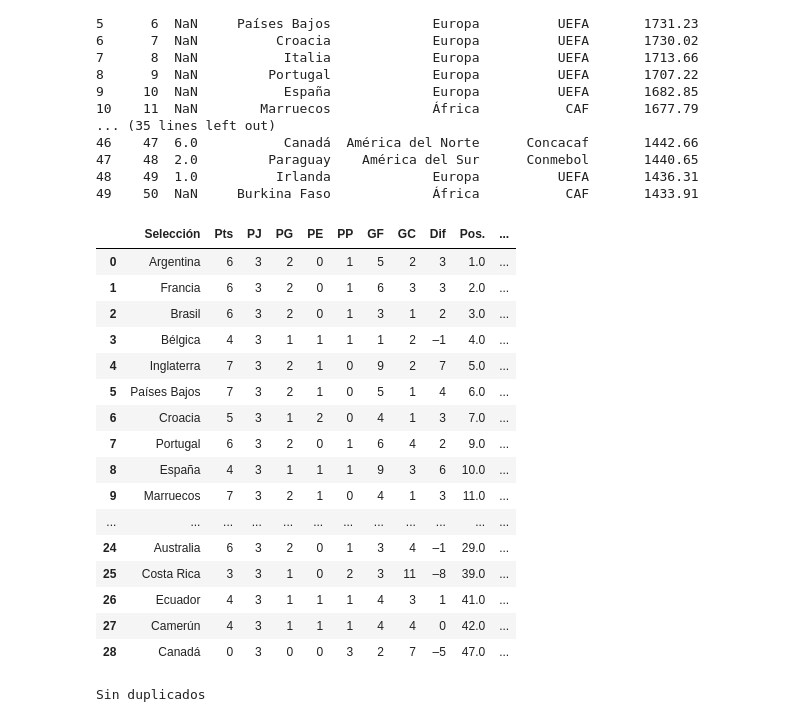
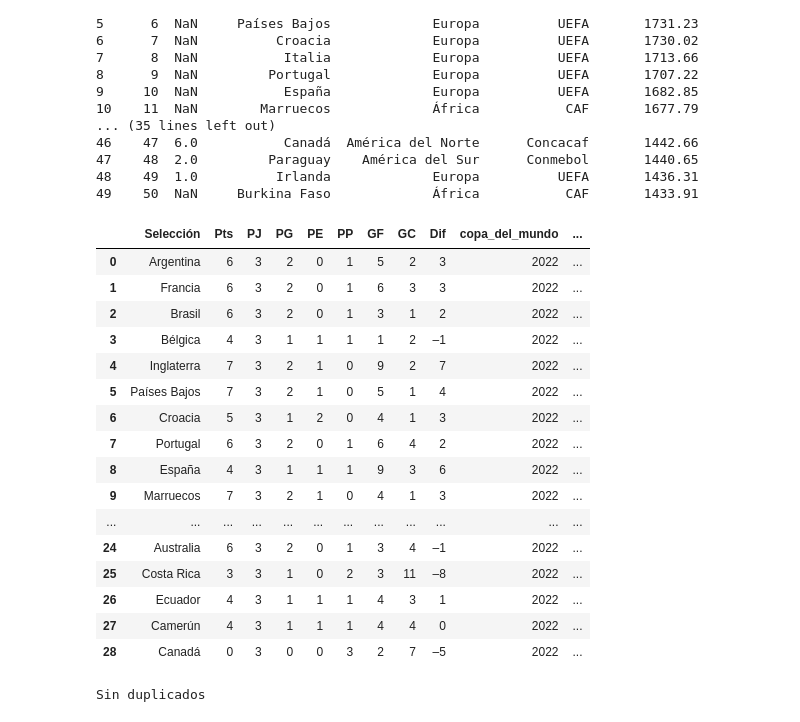
Before and after one commit to Fede129315/DATA-ENGINEERING, a Jupyter notebook: SEMANA 7/ENTREGABLE SEMANA 7/FaseDeGruposMundial.ipynb, the cells around one changed output. Drawn from its saved outputs; the diff is of its cells as text; code cells hidden in the pictures.

```diff
--- a/SEMANA 7/ENTREGABLE SEMANA 7/FaseDeGruposMundial.ipynb
+++ b/SEMANA 7/ENTREGABLE SEMANA 7/FaseDeGruposMundial.ipynb
@@ -92,5 +97,20 @@ cursor.execute(f'CREATE TABLE if not exists {my_schema}.faseDeGruposMundial(Sele
 # %% [output]
 <redshift_connector.cursor.Cursor at 0x...>
 # %%
+import requests
+from bs4 import BeautifulSoup
+
+url='https://es.wikipedia.org/wiki/Copa_Mundial_de_F%C3%BAtbol_de_2022'
+#en la tabla ya quedo cargado el 2018
+#url='https://es.wikipedia.org/wiki/Copa_Mundial_de_F%C3%BAtbol_de_2018'
+
 # Lee los datos de la página para obtener los resultados de la fase de grupos, filtranndo por aquellos df con columna dif
-dfs = pd.read_html('https://es.wikipedia.org/wiki/Copa_Mundial_de_F%C3%BAtbol_de_2022',match='Dif')
+dfs = pd.read_html(url,match='Dif')
+
+reqs = requests.get(url)
+soup = BeautifulSoup(reqs.text, 'html.parser')
+for title in soup.find_all('title'):
+   titulo=title.get_text()
+titulo=titulo.replace(' - Wikipedia, la enciclopedia libre', '')
+titulo=int(titulo.replace('Copa Mundial de Fútbol de ', ''))
+print(titulo)
@@ -118,6 +140,9 @@ for df in dfs:
 
     except ValueError:
         pass
+
+dffg = dffg.assign(copa_del_mundo=titulo)
+
 dffg.rename(columns = {dffg.columns[0]:'Selección',
                                     dffg.columns[1]:'Pts',
                                     dffg.columns[2]:'PJ',
@@ -126,6 +151,7 @@ dffg.rename(columns = {dffg.columns[0]:'Selección',
                                     dffg.columns[5]:'PP',
                                     dffg.columns[6]:'GF',
                                     dffg.columns[7]:'GC',
-                                    dffg.columns[8]:'Dif'},inplace = True)
+                                    dffg.columns[8]:'Dif',
+                                    dffg.columns[9]:'copa_del_mundo'},inplace = True)
 dffg
 # %% [output]
@@ -149,7 +175,7 @@ dffg
 # %%
 # Me traigo el top 50 del ranking Fifa
-url='https://es.wikipedia.org/wiki/Anexo:Estad%C3%ADsticas_de_la_clasificaci%C3%B3n_mundial_de_la_FIFA'
-fifadfs=pd.read_html(url,na_values='$Null$')
+url2='https://es.wikipedia.org/wiki/Anexo:Estad%C3%ADsticas_de_la_clasificaci%C3%B3n_mundial_de_la_FIFA'
+fifadfs=pd.read_html(url2,na_values='$Null$')
 
 for fifadf in fifadfs:
     try:
@@ -179,27 +205,27 @@ for fifadf in fifadfs:
 # %%
 # la idea es ver como les fue a los top 50 (actuales en el último mundial)
 # merge entre las dos tablas, y se eliminan los que son nulos, es decir quienes no estaban en el top 50 y lo ordeno por posición
 dffg_fifa_t = pd.merge(dffg, fifadf, on='Selección',how='left')
-dffg_fifa = dffg_fifa_t[['Selección', 'Pts', 'PJ', 'PG', 'PE', 'PP', 'GF', 'GC', 'Dif','Pos.', 'Continente', 'Confederación','Total puntos']].dropna().sort_values(by=['Pos.'],ignore_index= True)
+dffg_fifa = dffg_fifa_t[['Selección', 'Pts', 'PJ', 'PG', 'PE', 'PP', 'GF', 'GC', 'Dif','copa_del_mundo','Pos.', 'Continente', 'Confederación','Total puntos']].dropna().sort_values(by=['Pos.'],ignore_index= True)
 dffg_fifa
 # %% [output]
-|  | Selección | Pts | PJ | PG | PE | PP | GF | GC | Dif | Pos. | ... |
-| 0 | Argentina | 6 | 3 | 2 | 0 | 1 | 5 | 2 | 3 | 1.0 | ... |
-| 1 | Francia | 6 | 3 | 2 | 0 | 1 | 6 | 3 | 3 | 2.0 | ... |
-| 2 | Brasil | 6 | 3 | 2 | 0 | 1 | 3 | 1 | 2 | 3.0 | ... |
-| 3 | Bélgica | 4 | 3 | 1 | 1 | 1 | 1 | 2 | –1 | 4.0 | ... |
-| 4 | Inglaterra | 7 | 3 | 2 | 1 | 0 | 9 | 2 | 7 | 5.0 | ... |
-| 5 | Países Bajos | 7 | 3 | 2 | 1 | 0 | 5 | 1 | 4 | 6.0 | ... |
-| 6 | Croacia | 5 | 3 | 1 | 2 | 0 | 4 | 1 | 3 | 7.0 | ... |
-| 7 | Portugal | 6 | 3 | 2 | 0 | 1 | 6 | 4 | 2 | 9.0 | ... |
-| 8 | España | 4 | 3 | 1 | 1 | 1 | 9 | 3 | 6 | 10.0 | ... |
-| 9 | Marruecos | 7 | 3 | 2 | 1 | 0 | 4 | 1 | 3 | 11.0 | ... |
+|  | Selección | Pts | PJ | PG | PE | PP | GF | GC | Dif | copa_del_mundo | ... |
+| 0 | Argentina | 6 | 3 | 2 | 0 | 1 | 5 | 2 | 3 | 2022 | ... |
+| 1 | Francia | 6 | 3 | 2 | 0 | 1 | 6 | 3 | 3 | 2022 | ... |
+| 2 | Brasil | 6 | 3 | 2 | 0 | 1 | 3 | 1 | 2 | 2022 | ... |
+| 3 | Bélgica | 4 | 3 | 1 | 1 | 1 | 1 | 2 | –1 | 2022 | ... |
+| 4 | Inglaterra | 7 | 3 | 2 | 1 | 0 | 9 | 2 | 7 | 2022 | ... |
+| 5 | Países Bajos | 7 | 3 | 2 | 1 | 0 | 5 | 1 | 4 | 2022 | ... |
+| 6 | Croacia | 5 | 3 | 1 | 2 | 0 | 4 | 1 | 3 | 2022 | ... |
+| 7 | Portugal | 6 | 3 | 2 | 0 | 1 | 6 | 4 | 2 | 2022 | ... |
+| 8 | España | 4 | 3 | 1 | 1 | 1 | 9 | 3 | 6 | 2022 | ... |
+| 9 | Marruecos | 7 | 3 | 2 | 1 | 0 | 4 | 1 | 3 | 2022 | ... |
 | ... | ... | ... | ... | ... | ... | ... | ... | ... | ... | ... | ... |
-| 24 | Australia | 6 | 3 | 2 | 0 | 1 | 3 | 4 | –1 | 29.0 | ... |
-| 25 | Costa Rica | 3 | 3 | 1 | 0 | 2 | 3 | 11 | –8 | 39.0 | ... |
-| 26 | Ecuador | 4 | 3 | 1 | 1 | 1 | 4 | 3 | 1 | 41.0 | ... |
-| 27 | Camerún | 4 | 3 | 1 | 1 | 1 | 4 | 4 | 0 | 42.0 | ... |
-| 28 | Canadá | 0 | 3 | 0 | 0 | 3 | 2 | 7 | –5 | 47.0 | ... |
+| 24 | Australia | 6 | 3 | 2 | 0 | 1 | 3 | 4 | –1 | 2022 | ... |
+| 25 | Costa Rica | 3 | 3 | 1 | 0 | 2 | 3 | 11 | –8 | 2022 | ... |
+| 26 | Ecuador | 4 | 3 | 1 | 1 | 1 | 4 | 3 | 1 | 2022 | ... |
+| 27 | Camerún | 4 | 3 | 1 | 1 | 1 | 4 | 4 | 0 | 2022 | ... |
+| 28 | Canadá | 0 | 3 | 0 | 0 | 3 | 2 | 7 | –5 | 2022 | ... |
 # %%
 #chequedo duplicados
 cheqdup=pd.DataFrame()
```
Also changed, not shown: parts of 6 cells of this notebook.
